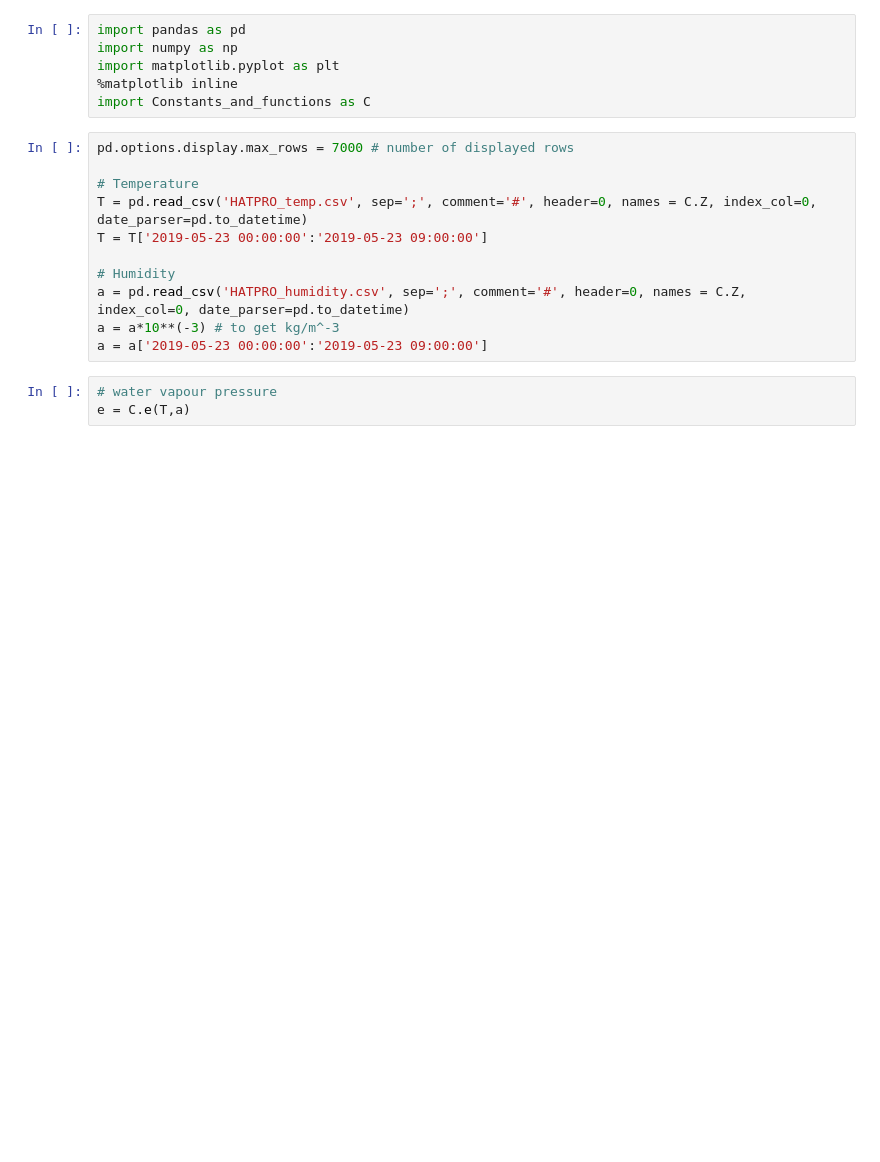
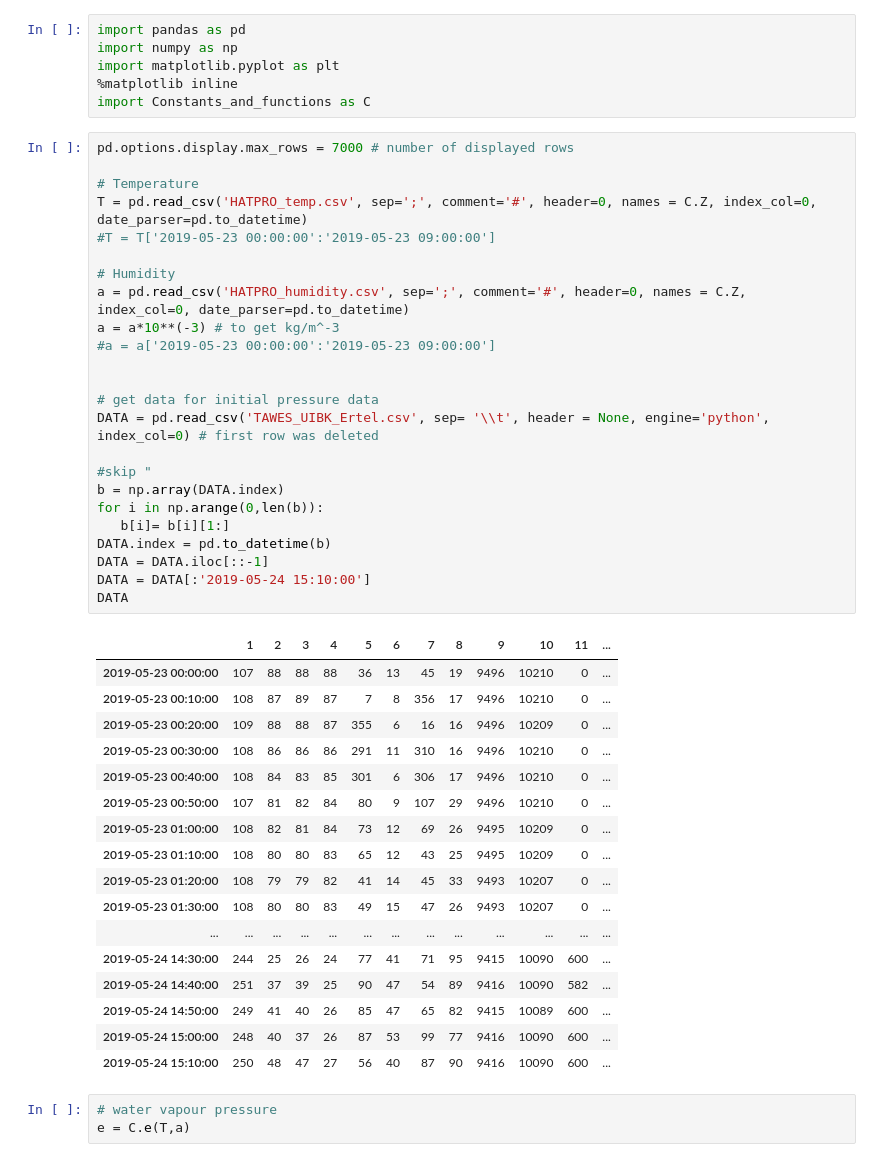
Before and after one commit to gampnico/ss19-feldkurs, a Jupyter notebook: Pycode/Hatpro/Explorer.ipynb, the cells around one changed output. Saved outputs shown, nothing was run; the diff lists cells and outputs as text; blank space fills up the shorter version.

```diff
--- a/Pycode/Hatpro/Explorer.ipynb
+++ b/Pycode/Hatpro/Explorer.ipynb
@@ -7,14 +7,45 @@ import Constants_and_functions as C
 # %%
 pd.options.display.max_rows = 7000 # number of displayed rows
 
 # Temperature
 T = pd.read_csv('HATPRO_temp.csv', sep=';', comment='#', header=0, names = C.Z, index_col=0, date_parser=pd.to_datetime)
-T = T['2019-05-23 00:00:00':'2019-05-23 09:00:00']
+#T = T['2019-05-23 00:00:00':'2019-05-23 09:00:00']
 
 # Humidity
 a = pd.read_csv('HATPRO_humidity.csv', sep=';', comment='#', header=0, names = C.Z, index_col=0, date_parser=pd.to_datetime)
 a = a*10**(-3) # to get kg/m^-3
-a = a['2019-05-23 00:00:00':'2019-05-23 09:00:00']
+#a = a['2019-05-23 00:00:00':'2019-05-23 09:00:00']
+
+
+# get data for initial pressure data
+DATA = pd.read_csv('TAWES_UIBK_Ertel.csv', sep= '\\t', header = None, engine='python', index_col=0) # first row was deleted
+
+#skip "
+b = np.array(DATA.index)
+for i in np.arange(0,len(b)):
+   b[i]= b[i][1:]
+DATA.index = pd.to_datetime(b)
+DATA = DATA.iloc[::-1]
+DATA = DATA[:'2019-05-24 15:10:00']
+DATA
+# %% [output]
+|  | 1 | 2 | 3 | 4 | 5 | 6 | 7 | 8 | 9 | 10 | 11 | ... |
+| 2019-05-23 00:00:00 | 107 | 88 | 88 | 88 | 36 | 13 | 45 | 19 | 9496 | 10210 | 0 | ... |
+| 2019-05-23 00:10:00 | 108 | 87 | 89 | 87 | 7 | 8 | 356 | 17 | 9496 | 10210 | 0 | ... |
+| 2019-05-23 00:20:00 | 109 | 88 | 88 | 87 | 355 | 6 | 16 | 16 | 9496 | 10209 | 0 | ... |
+| 2019-05-23 00:30:00 | 108 | 86 | 86 | 86 | 291 | 11 | 310 | 16 | 9496 | 10210 | 0 | ... |
+| 2019-05-23 00:40:00 | 108 | 84 | 83 | 85 | 301 | 6 | 306 | 17 | 9496 | 10210 | 0 | ... |
+| 2019-05-23 00:50:00 | 107 | 81 | 82 | 84 | 80 | 9 | 107 | 29 | 9496 | 10210 | 0 | ... |
+| 2019-05-23 01:00:00 | 108 | 82 | 81 | 84 | 73 | 12 | 69 | 26 | 9495 | 10209 | 0 | ... |
+| 2019-05-23 01:10:00 | 108 | 80 | 80 | 83 | 65 | 12 | 43 | 25 | 9495 | 10209 | 0 | ... |
+| 2019-05-23 01:20:00 | 108 | 79 | 79 | 82 | 41 | 14 | 45 | 33 | 9493 | 10207 | 0 | ... |
+| 2019-05-23 01:30:00 | 108 | 80 | 80 | 83 | 49 | 15 | 47 | 26 | 9493 | 10207 | 0 | ... |
+| ... | ... | ... | ... | ... | ... | ... | ... | ... | ... | ... | ... | ... |
+| 2019-05-24 14:30:00 | 244 | 25 | 26 | 24 | 77 | 41 | 71 | 95 | 9415 | 10090 | 600 | ... |
+| 2019-05-24 14:40:00 | 251 | 37 | 39 | 25 | 90 | 47 | 54 | 89 | 9416 | 10090 | 582 | ... |
+| 2019-05-24 14:50:00 | 249 | 41 | 40 | 26 | 85 | 47 | 65 | 82 | 9415 | 10089 | 600 | ... |
+| 2019-05-24 15:00:00 | 248 | 40 | 37 | 26 | 87 | 53 | 99 | 77 | 9416 | 10090 | 600 | ... |
+| 2019-05-24 15:10:00 | 250 | 48 | 47 | 27 | 56 | 40 | 87 | 90 | 9416 | 10090 | 600 | ... |
 # %%
 # water vapour pressure
 e = C.e(T,a)
```
Also changed, not shown: parts of 6 cells of this notebook.
